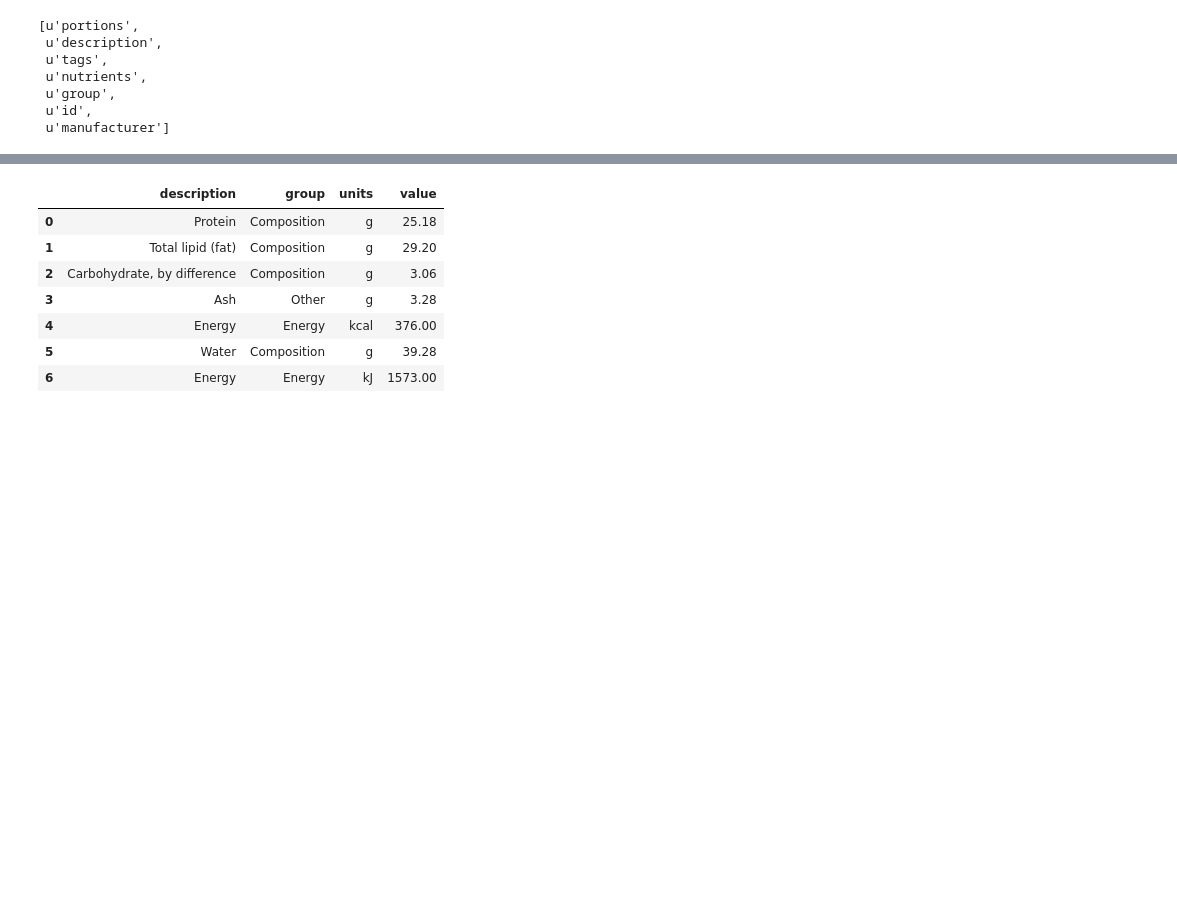
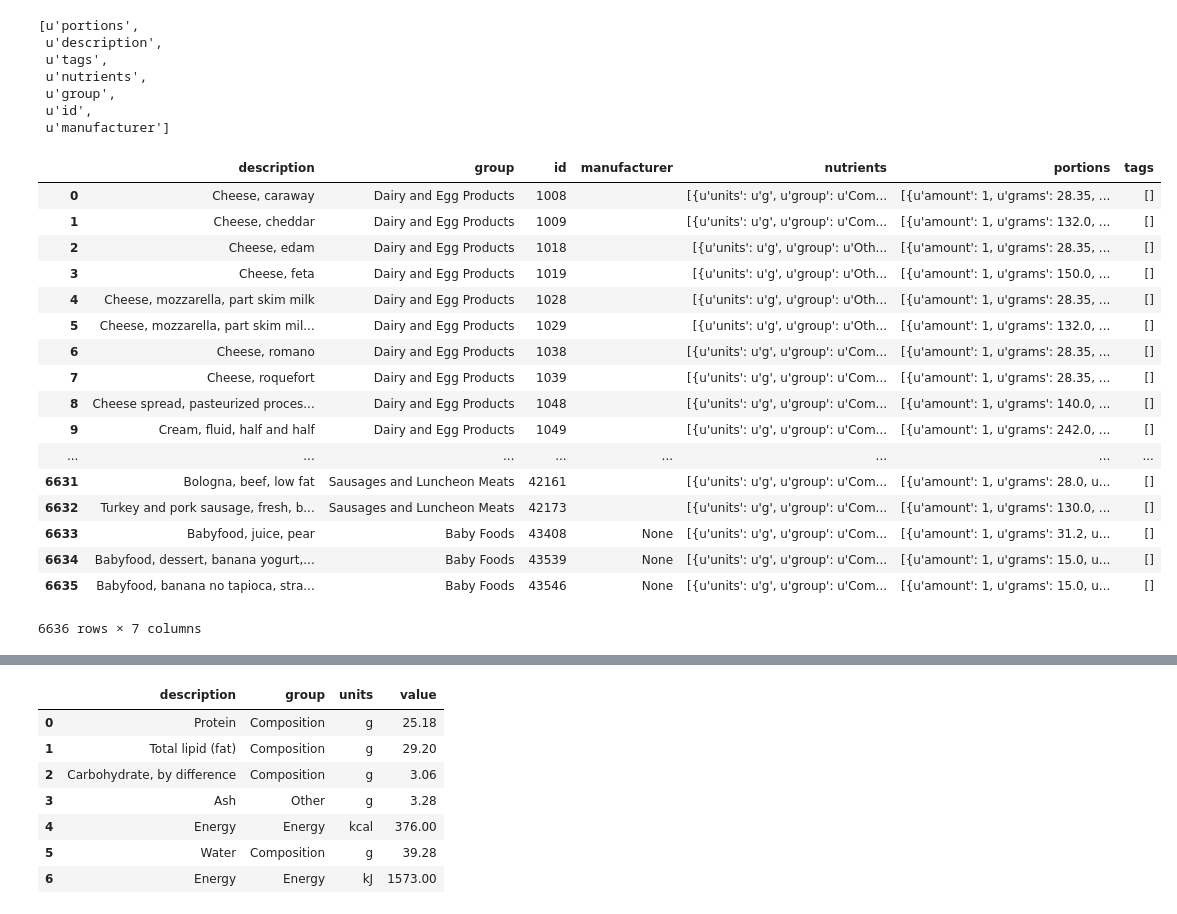
Before and after one commit to lseongjoo/bigpy, a Jupyter notebook: DataPrepare.ipynb, the cells around one changed output, grey strips where cells are left out. Drawn from its saved outputs; the diff is of its cells as text; code cells hidden in the pictures; blank space fills up the shorter version.

```diff
--- a/DataPrepare.ipynb
+++ b/DataPrepare.ipynb
@@ -898,4 +1016,25 @@ db[0].keys()
  u'group',
  u'id',
  u'manufacturer']
+# %%
+DataFrame(db)
+# %% [output]
+|  | description | group | id | manufacturer | nutrients | portions | tags |
+| 0 | Cheese, caraway | Dairy and Egg Products | 1008 |  | [{u'units': u'g', u'group': u'Com... | [{u'amount': 1, u'grams': 28.35, ... | [] |
+| 1 | Cheese, cheddar | Dairy and Egg Products | 1009 |  | [{u'units': u'g', u'group': u'Com... | [{u'amount': 1, u'grams': 132.0, ... | [] |
+| 2 | Cheese, edam | Dairy and Egg Products | 1018 |  | [{u'units': u'g', u'group': u'Oth... | [{u'amount': 1, u'grams': 28.35, ... | [] |
+| 3 | Cheese, feta | Dairy and Egg Products | 1019 |  | [{u'units': u'g', u'group': u'Oth... | [{u'amount': 1, u'grams': 150.0, ... | [] |
+| 4 | Cheese, mozzarella, part skim milk | Dairy and Egg Products | 1028 |  | [{u'units': u'g', u'group': u'Oth... | [{u'amount': 1, u'grams': 28.35, ... | [] |
+| 5 | Cheese, mozzarella, part skim mil... | Dairy and Egg Products | 1029 |  | [{u'units': u'g', u'group': u'Oth... | [{u'amount': 1, u'grams': 132.0, ... | [] |
+| 6 | Cheese, romano | Dairy and Egg Products | 1038 |  | [{u'units': u'g', u'group': u'Com... | [{u'amount': 1, u'grams': 28.35, ... | [] |
+| 7 | Cheese, roquefort | Dairy and Egg Products | 1039 |  | [{u'units': u'g', u'group': u'Com... | [{u'amount': 1, u'grams': 28.35, ... | [] |
+| 8 | Cheese spread, pasteurized proces... | Dairy and Egg Products | 1048 |  | [{u'units': u'g', u'group': u'Com... | [{u'amount': 1, u'grams': 140.0, ... | [] |
+| 9 | Cream, fluid, half and half | Dairy and Egg Products | 1049 |  | [{u'units': u'g', u'group': u'Com... | [{u'amount': 1, u'grams': 242.0, ... | [] |
+| ... | ... | ... | ... | ... | ... | ... | ... |
+| 6631 | Bologna, beef, low fat | Sausages and Luncheon Meats | 42161 |  | [{u'units': u'g', u'group': u'Com... | [{u'amount': 1, u'grams': 28.0, u... | [] |
+| 6632 | Turkey and pork sausage, fresh, b... | Sausages and Luncheon Meats | 42173 |  | [{u'units': u'g', u'group': u'Com... | [{u'amount': 1, u'grams': 130.0, ... | [] |
+| 6633 | Babyfood, juice, pear | Baby Foods | 43408 | None | [{u'units': u'g', u'group': u'Com... | [{u'amount': 1, u'grams': 31.2, u... | [] |
+| 6634 | Babyfood, dessert, banana yogurt,... | Baby Foods | 43539 | None | [{u'units': u'g', u'group': u'Com... | [{u'amount': 1, u'grams': 15.0, u... | [] |
+| 6635 | Babyfood, banana no tapioca, stra... | Baby Foods | 43546 | None | [{u'units': u'g', u'group': u'Com... | [{u'amount': 1, u'grams': 15.0, u... | [] |
+6636 rows × 7 columns
 # %%
```
Also changed, not shown: parts of 27 cells of this notebook, 3 other files.
